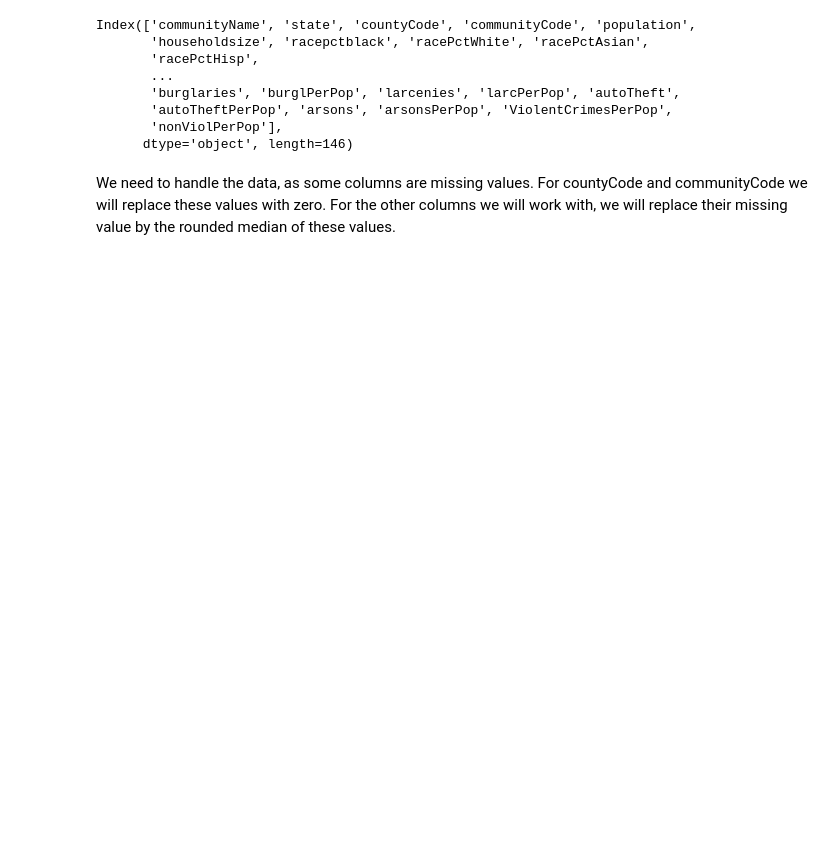
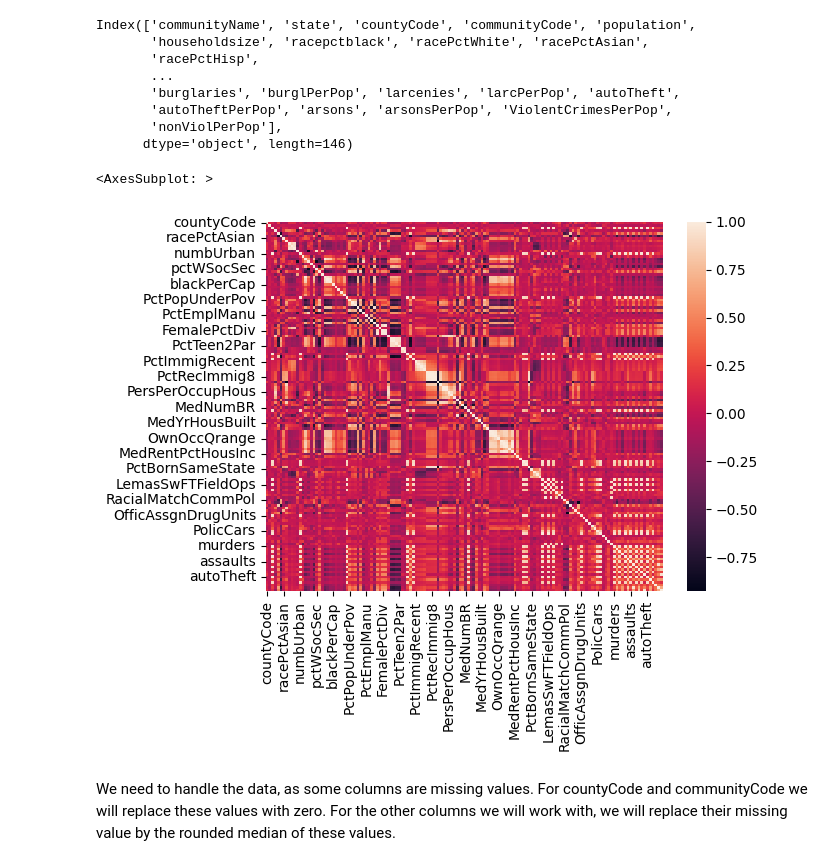
Before and after one commit to samlama111/aai-mandatory-1, a Jupyter notebook: Untitled.ipynb, the cells around one changed output. Saved outputs shown, nothing was run; the diff lists cells and outputs as text; code cells hidden in the pictures; blank space fills up the shorter version.

```diff
--- a/Untitled.ipynb
+++ b/Untitled.ipynb
@@ -12,5 +12,11 @@ Index(['communityName', 'state', 'countyCode', 'communityCode', 'population',
        'autoTheftPerPop', 'arsons', 'arsonsPerPop', 'ViolentCrimesPerPop',
        'nonViolPerPop'],
       dtype='object', length=146)
+# %%
+import seaborn as sb
+sb.heatmap(df.corr())
+# %% [output]
+<AxesSubplot: >
+[figure, added]
 # %% [markdown]
 We need to handle the data, as some columns are missing values. For countyCode and communityCode we will replace these values with zero. For the other columns we will work with, we will replace their missing value by the rounded median of these values.
```
Also changed, not shown: parts of 10 cells of this notebook.
